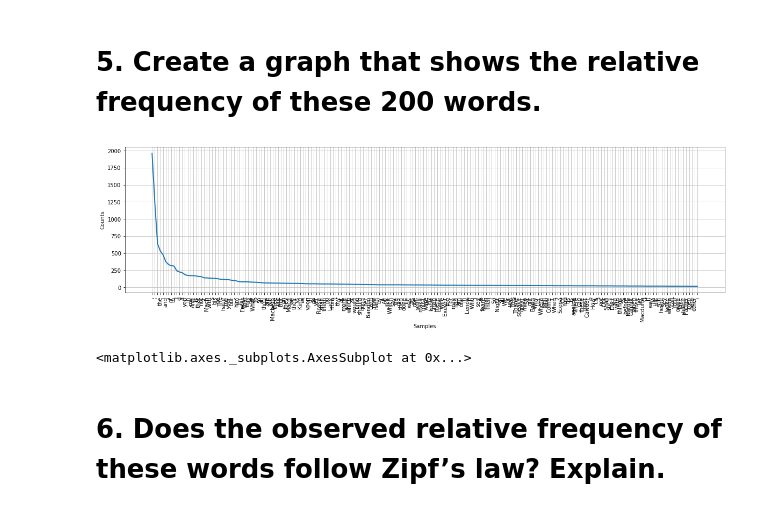
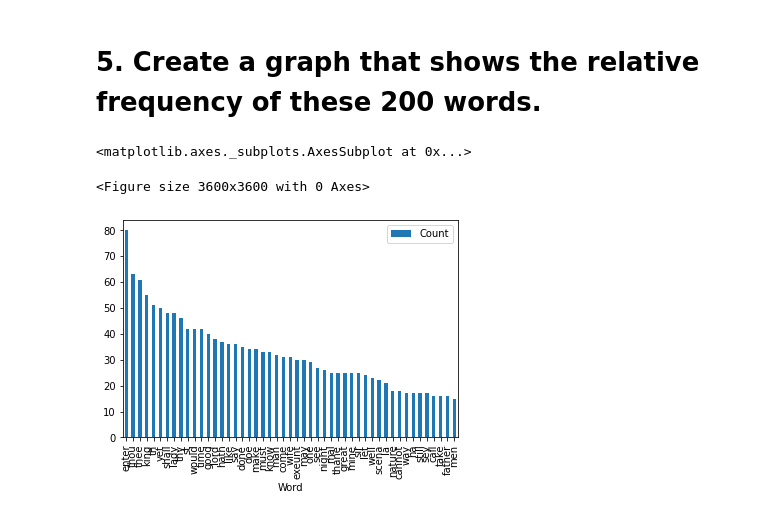
Before and after one commit to mharrisonbaker/DATA620, a Jupyter notebook: DATA620_Week4_Part2.ipynb, the cells around one changed output. Cells and saved outputs as stored; diff of their text form; code cells hidden in the pictures.

```diff
--- a/DATA620_Week4_Part2.ipynb
+++ b/DATA620_Week4_Part2.ipynb
@@ -82,0 +147,34 @@ df.head(10) # Display top to words in dataframe
+# %%
+frequency_words = words.most_common(200) # Top 200 words
+df = pd.DataFrame(frequency_words, columns = ['Word', 'Count']) # Dataframe to show words
+df['Word'] = df['Word'].astype(str)
+
+#stopwords dataframe
+stop = stopwords.words('english')
+stop_df=DataFrame(stop,columns=['Word'])
+
+#words dataframe
+go = set(nltk.corpus.words.words())
+go_df = DataFrame(go,columns=['Word'])
+
+df.Word = df.Word.str.replace(' ', '')
+# df.Word.str.replace('[^a-zA-Z]', '')
+
+
+df2 = df
+df2['Word'] = df['Word'].str.replace(r'[^\w\s]+', '')
+
+
+
+nan_value = float("NaN")
+df2.replace("", nan_value, inplace=True)
+df2.dropna(subset = ["Word"], inplace=True)
+df2.Word = [x.lower() for x in df2.Word]
+cond = df2['Word'].isin(stop_df['Word'])
+df2.drop(df2[cond].index, inplace = True)
+
+df2 = pd.merge(df2,go_df)
+df2 = df2.drop_duplicates(subset=['Word'], keep='first')
+
+
+df2.head(15) # Display top to words in dataframe
@@ -96,11 +229,11 @@ df.tail(10) # Display last ten words in dataframe
 | 199 | i | 15 |
 # %% [markdown]
 # 5. Create a graph that shows the relative frequency of these 200 words.
-# %%
-plt.figure(figsize = (20, 5))
-words.plot(200, )
-# %% [output]
-[figure, removed]
-<matplotlib.axes._subplots.AxesSubplot at 0x...>
-# %% [markdown]
-# 6. Does the observed relative frequency of these words follow Zipf’s law? Explain.
+# %%
+#"ye olde" vocab filtered out
+plt.figure(figsize = (50, 50))
+df2.plot.bar(x='Word', y='Count')
+# %% [output]
+<matplotlib.axes._subplots.AxesSubplot at 0x...>
+<Figure size 3600x3600 with 0 Axes>
+[figure, added]
```
Also changed, not shown: parts of 18 cells of this notebook.
